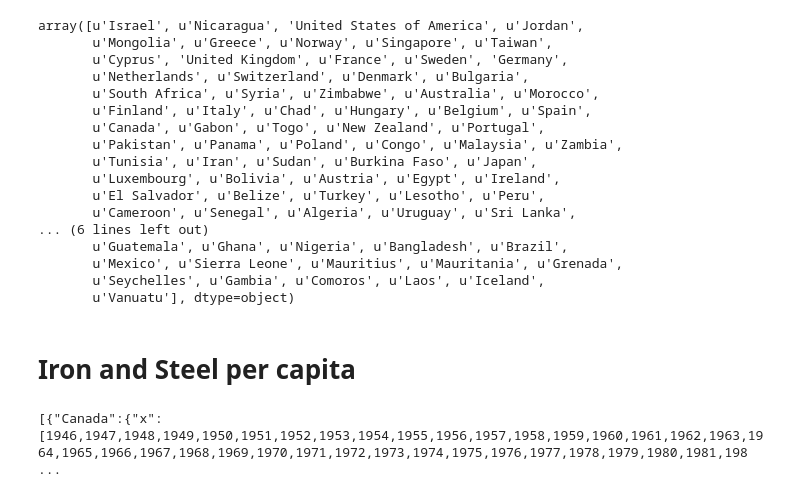
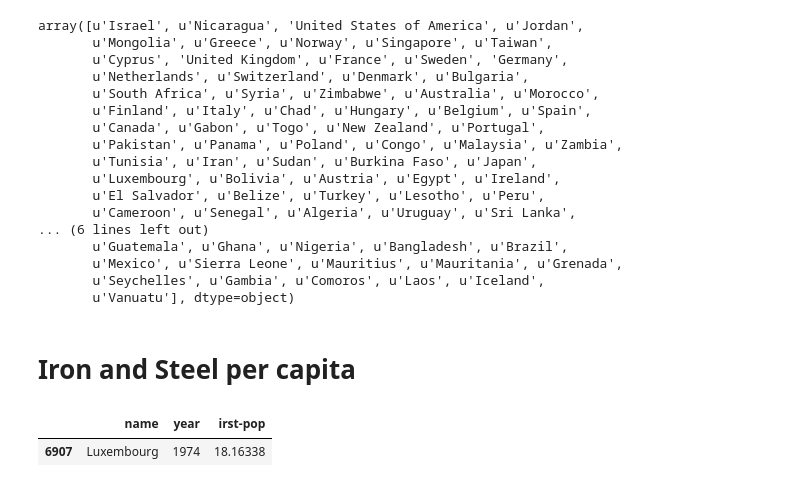
Before and after one commit to raahilsha/cs171-pr-alexander, a Jupyter notebook: data_processing/data_processing.ipynb, the cells around one changed output. Drawn from its saved outputs; the diff is of its cells as text; code cells hidden in the pictures.

```diff
--- a/data_processing/data_processing.ipynb
+++ b/data_processing/data_processing.ipynb
@@ -375,6 +375,8 @@ mt[mt.year == 2007].head()
 | 11312 | Israel | 0.023398 | 2007 |
 | 13275 | Brunei | 0.017949 | 2007 |
 | 11252 | Jordan | 0.017648 | 2007 |
+# %%
+mt = mt[mt.year > 1945]
 # %%
 col = ['year','mil-tpop']#,'milper']#,'tpop','upop']#,'milex','pec']
 comp = nm.name.unique()
@@ -423,6 +429,8 @@ f.close()
 g = gdp_raw[['name','Year',"GDP in 000s $"]]
 # %%
 g = g.dropna(how='any')
+# %%
+g = g[g.Year > 1945]
 # %%
 g = g.set_index(g.name.apply(lambda x: x.strip())).drop('name',axis=1).reset_index()
 # %%
@@ -530,14 +538,6 @@ array([u'Algeria', u'Angola', u'Benin', u'Botswana', u'Burkina Faso',
 # %%
 result = ''
 result += '['
-
-def pr(li):
-    res = ''
-    for item in li:
-        res += str(item)
-        res += ','
-    return res[:-1]
-
 result += '{'
 
 for namee in g.name.unique():
@@ -591,6 +595,8 @@ ir.loc[:,'irst-pop'] = ir.irst/ir.tpop
 # %%
 ir = ir[['name','year','irst-pop']]
 ir = ir.dropna()
+# %%
+ir = ir[ir.year ]
 # %%
 result = ''
 result += '['
@@ -616,8 +622,11 @@ result = result[:-1]
 result += '}'
 result += ']'
 # %%
-f = open('./json/irs.json', 'w')
+f = open('./json/irst-capita.json', 'w')
 f.write(result.encode('utf-8'))
 f.close()
-# %% [output]
-[{"Canada":{"x":[1946,1947,1948,1949,1950,1951,1952,1953,1954,1955,1956,1957,1958,1959,1960,1961,1962,1963,1964,1965,1966,1967,1968,1969,1970,1971,1972,1973,1974,1975,1976,1977,1978,1979,1980,1981,198 ...
+# %%
+ir[ir['irst-pop'] > 18]
+# %% [output]
+|  | name | year | irst-pop |
+| 6907 | Luxembourg | 1974 | 18.16338 |
```
Also changed, not shown: parts of 2 cells of this notebook, 6 other files.
